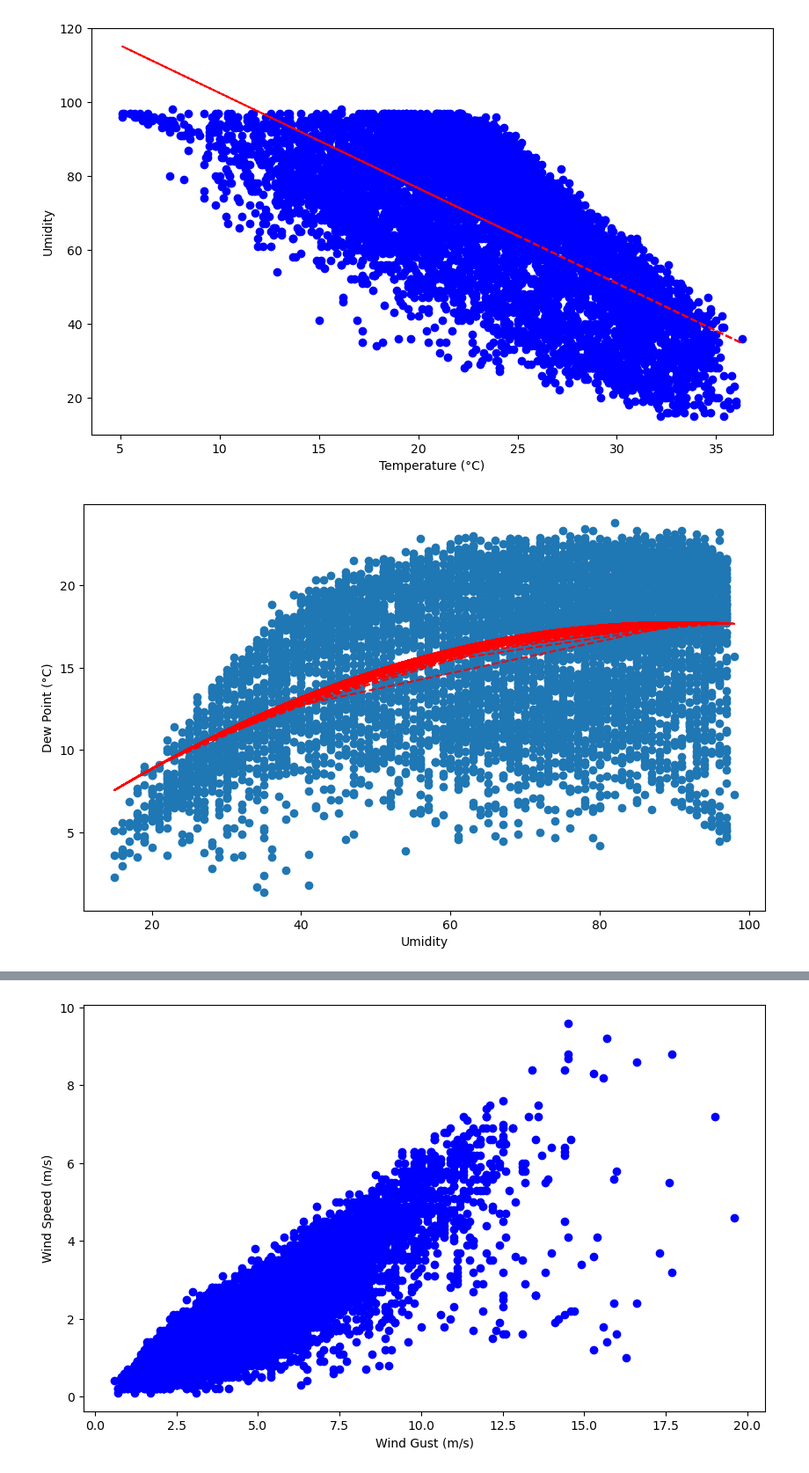
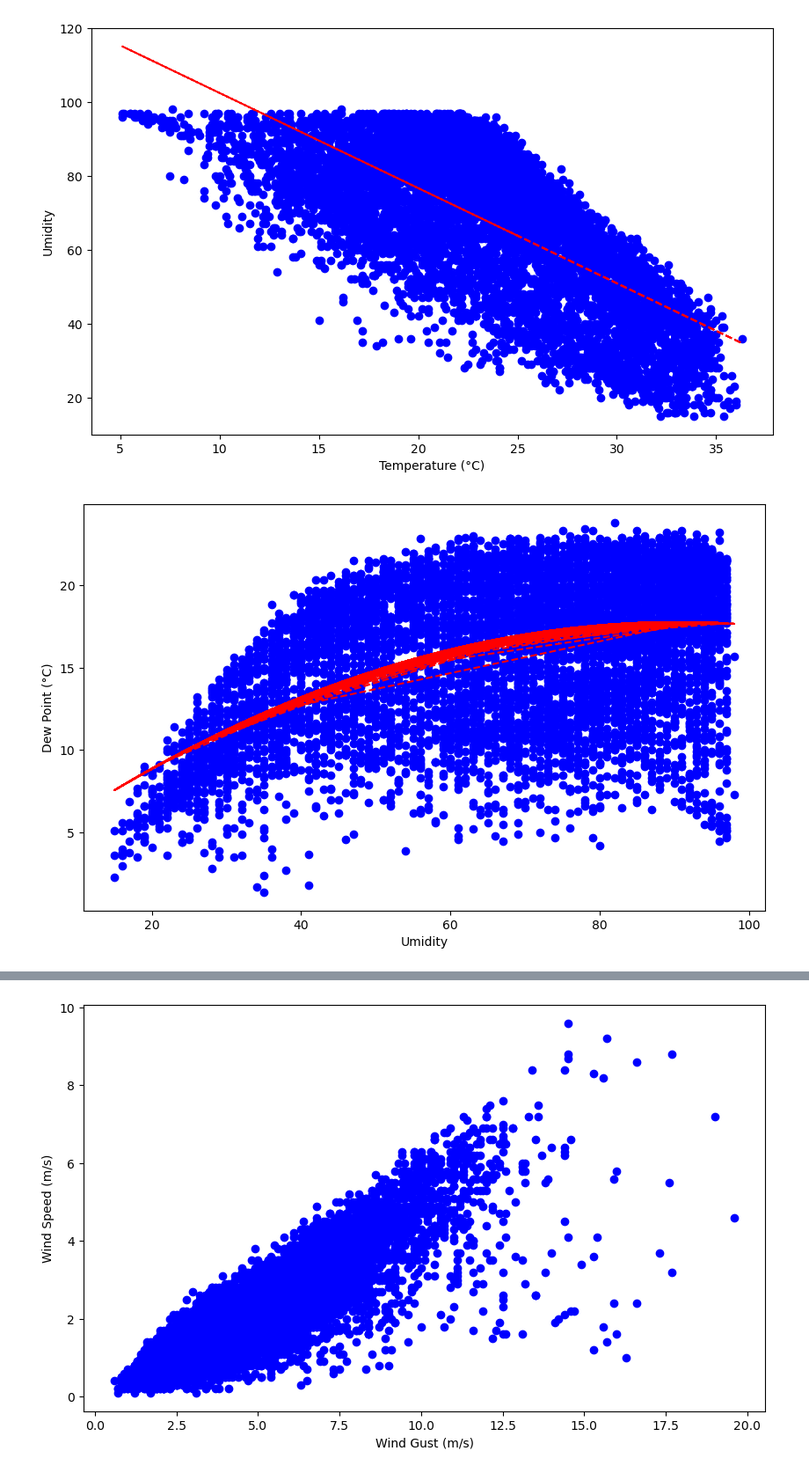
Before and after one commit to gustavopin/RainDataAnalysis, a Jupyter notebook: analysis.ipynb, the cells around one changed output, grey strips where cells are left out. Shown at 88% size. Cells and saved outputs as stored; diff of their text form; code cells hidden in the pictures.

```diff
--- a/analysis.ipynb
+++ b/analysis.ipynb
@@ -106,33 +137,33 @@ plt.scatter(temp_clean, umidity_clean, color = 'blue')
 z = np.polyfit(temp_clean, umidity_clean, 1)
 p = np.poly1d(z)
 plt.plot(temp_clean, p(temp_clean), "r--")
 plt.xlabel('Temperature (°C)')
 plt.ylabel('Umidity')
 plt.show()
 
 plt.figure(figsize = (10,6))
-plt.scatter(umidity_clean, dew__clean)
+plt.scatter(umidity_clean, dew__clean, color = 'blue')
 z = np.polyfit(umidity_clean, dew__clean, 2)
 p = np.poly1d(z)
 plt.plot(umidity_clean, p(umidity_clean), "r--")
 plt.xlabel('Umidity')
 plt.ylabel('Dew Point (°C)')
 plt.show()
 
 plt.figure(figsize = (10,6))
-plt.scatter(temp_clean, dew__clean)
+plt.scatter(temp_clean, dew__clean, color = 'blue')
 z = np.polyfit(temp_clean, dew__clean, 2)
 p = np.poly1d(z)
 plt.plot(temp_clean, p(temp_clean), "r--")
 plt.xlabel('Temperature (°C)')
 plt.ylabel('Dew Point (°C)')
 plt.show()
 
 # correlation matrix with heatmap
 corr1 = df1.corr()
 sn.heatmap(corr1, annot = True, cmap = 'coolwarm')
 plt.xticks(rotation = 45)
 plt.show()
 # %% [output]
 [figure]
-[figure, old version]
+[figure, new version]
```
Also changed, not shown: parts of 2 cells of this notebook.
